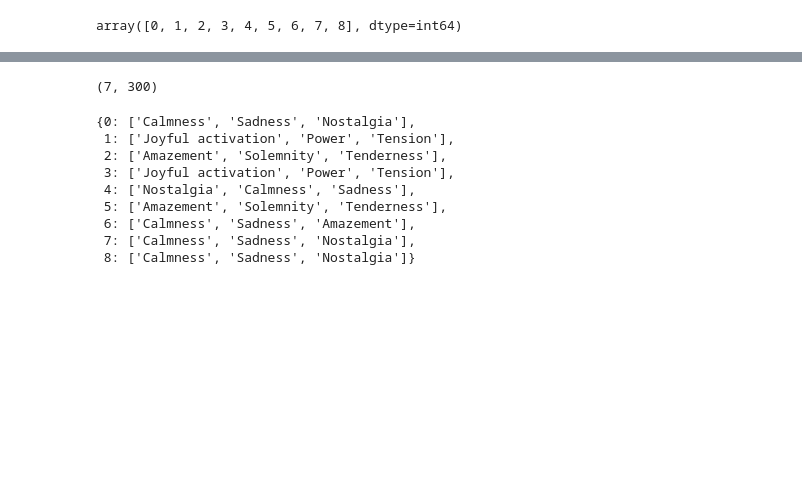
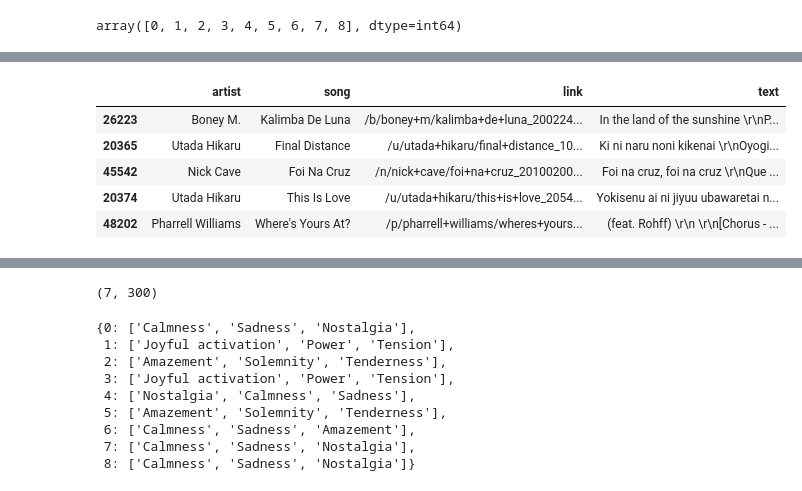
Before and after one commit to Gojo1729/AS2024, a Jupyter notebook: code/sentiment_classifier/notebooks/kmeans_training.ipynb, the cells around one changed output, grey strips where cells are left out. Cells and saved outputs as stored; diff of their text form; code cells hidden in the pictures; blank space fills up the shorter version.

```diff
--- a/code/sentiment_classifier/notebooks/kmeans_training.ipynb
+++ b/code/sentiment_classifier/notebooks/kmeans_training.ipynb
@@ -312,0 +432,9 @@ predict(song)
+# %%
+benchmark_df.loc[closest_indices_dict["Centroid 1"]]
+# %% [output]
+|  | artist | song | link | text |
+| 26223 | Boney M. | Kalimba De Luna | /b/boney+m/kalimba+de+luna_200224... | In the land of the sunshine \r\nP... |
+| 20365 | Utada Hikaru | Final Distance | /u/utada+hikaru/final+distance_10... | Ki ni naru noni kikenai \r\nOyogi... |
+| 45542 | Nick Cave | Foi Na Cruz | /n/nick+cave/foi+na+cruz_20100200... | Foi na cruz, foi na cruz \r\nQue ... |
+| 20374 | Utada Hikaru | This Is Love | /u/utada+hikaru/this+is+love_2054... | Yokisenu ai ni jiyuu ubawaretai n... |
+| 48202 | Pharrell Williams | Where's Yours At? | /p/pharrell+williams/wheres+yours... | (feat. Rohff) \r\n \r\n[Chorus - ... |
```
Also changed, not shown: parts of 39 cells of this notebook, 16 other files.
